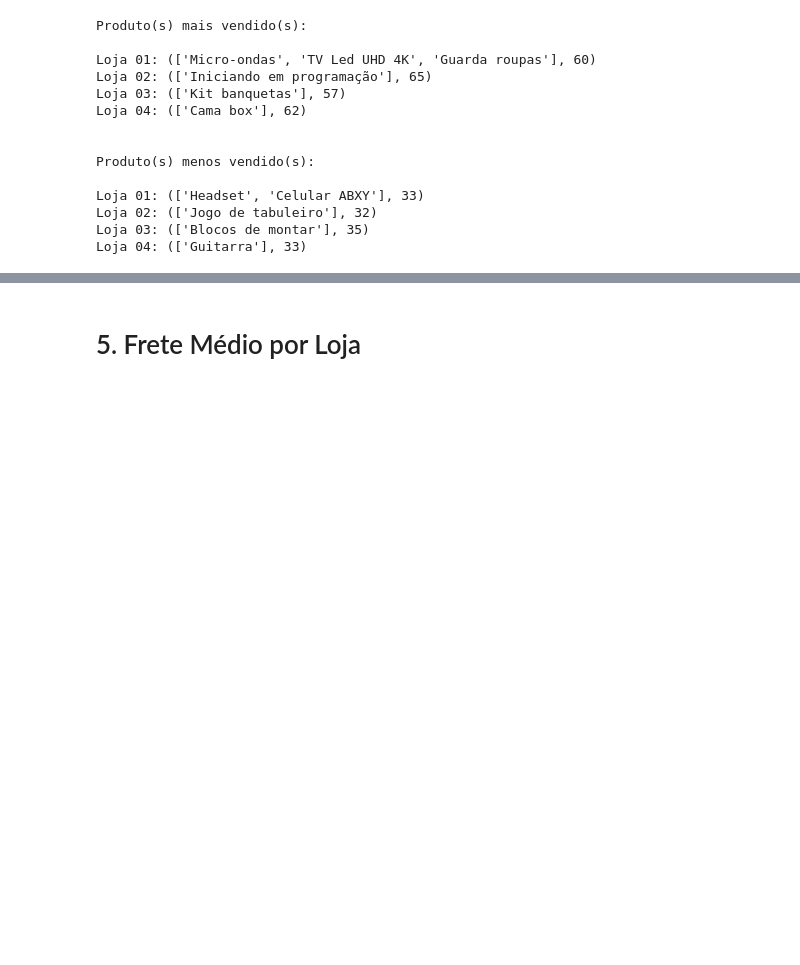
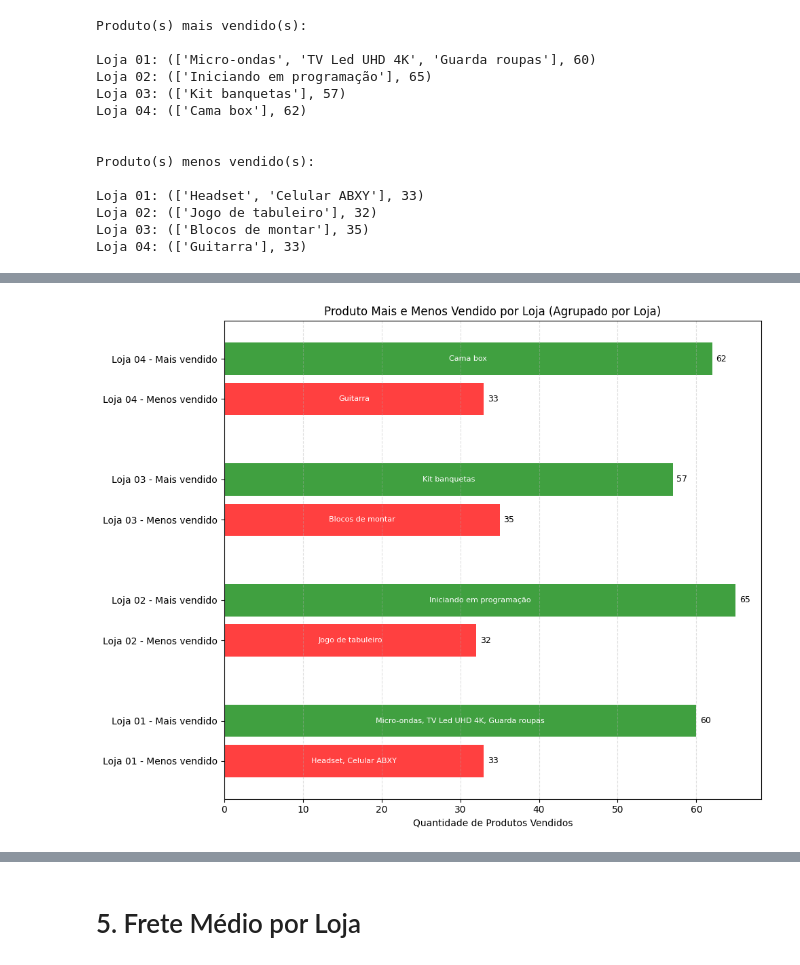
Before and after one commit to ElsCorporation/ChallengeAlluraStore, a Jupyter notebook: AluraStoreBrEdinhoLima.ipynb, the cells around one changed output, grey strips where cells are left out. Cells and saved outputs as stored; diff of their text form; code cells hidden in the pictures; blank space fills up the shorter version.

```diff
--- a/AluraStoreBrEdinhoLima.ipynb
+++ b/AluraStoreBrEdinhoLima.ipynb
@@ -241,0 +380,56 @@ Loja 04: (['Guitarra'], 33)
+# %%
+import matplotlib.pyplot as plt
+import numpy as np
+
+# Dados das lojas
+lojas = ['Loja 01', 'Loja 02', 'Loja 03', 'Loja 04']
+dados_lojas = [loja, loja2, loja3, loja4]
+
+# Listas para os dados
+nomes_mais = []
+nomes_menos = []
+qtd_mais = []
+qtd_menos = []
+
+for loja_dados in dados_lojas:
+    mais, qtd_max = buscarProdutoMaisVendido(loja_dados, 'Produto')
+    menos, qtd_min = buscarProdutoMenosVendido(loja_dados, 'Produto')
+
+    nomes_mais.append(', '.join(mais))
+    nomes_menos.append(', '.join(menos))
+    qtd_mais.append(qtd_max)
+    qtd_menos.append(qtd_min)
+
+# Criar posições no eixo Y com espaçamento entre as lojas
+y_pos = []
+labels = []
+cores = []
+valores = []
+produtos = []
+
+for i in range(len(lojas)):
+    base = i * 3  # espaço extra entre grupos
+    y_pos.extend([base + 1, base])  # mais vendido acima, menos vendido abaixo
+    labels.extend([f'{lojas[i]} - Mais vendido', f'{lojas[i]} - Menos vendido'])
+    cores.extend(['green', 'red'])
+    valores.extend([qtd_mais[i], qtd_menos[i]])
+    produtos.extend([nomes_mais[i], nomes_menos[i]])
+
+# Criar gráfico
+plt.figure(figsize=(10, 8))
+plt.barh(y_pos, valores, color=cores, alpha=0.75)
+
+# Adicionar nomes dos produtos dentro da barra e número de vendas fora
+for i, y in enumerate(y_pos):
+    plt.text(valores[i] / 2, y, produtos[i], ha='center', va='center', color='white', fontsize=8)
+    plt.text(valores[i] + 0.5, y, f'{valores[i]}', va='center', fontsize=9)
+
+# Ajustar eixo Y
+plt.yticks(ticks=y_pos, labels=labels)
+plt.xlabel('Quantidade de Produtos Vendidos')
+plt.title('Produto Mais e Menos Vendido por Loja (Agrupado por Loja)')
+plt.grid(axis='x', linestyle='--', alpha=0.4)
+plt.tight_layout()
+plt.show()
+# %% [output]
+[figure, added]
```
Also changed, not shown: parts of 4 cells of this notebook.
